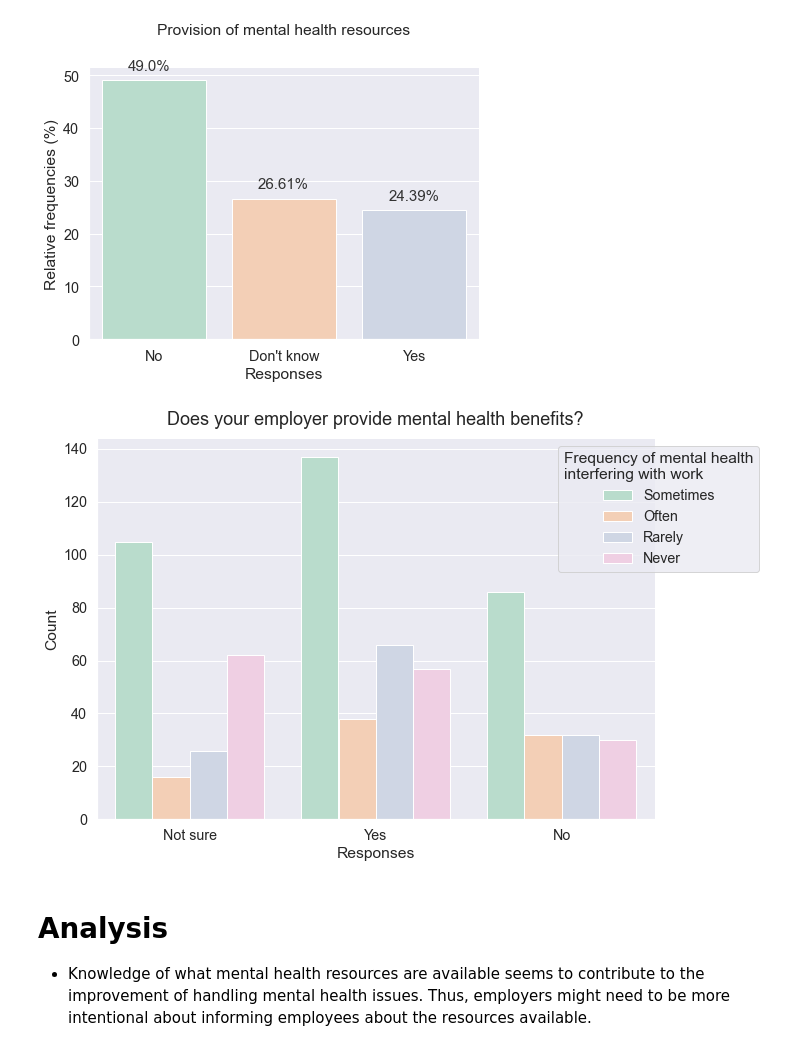
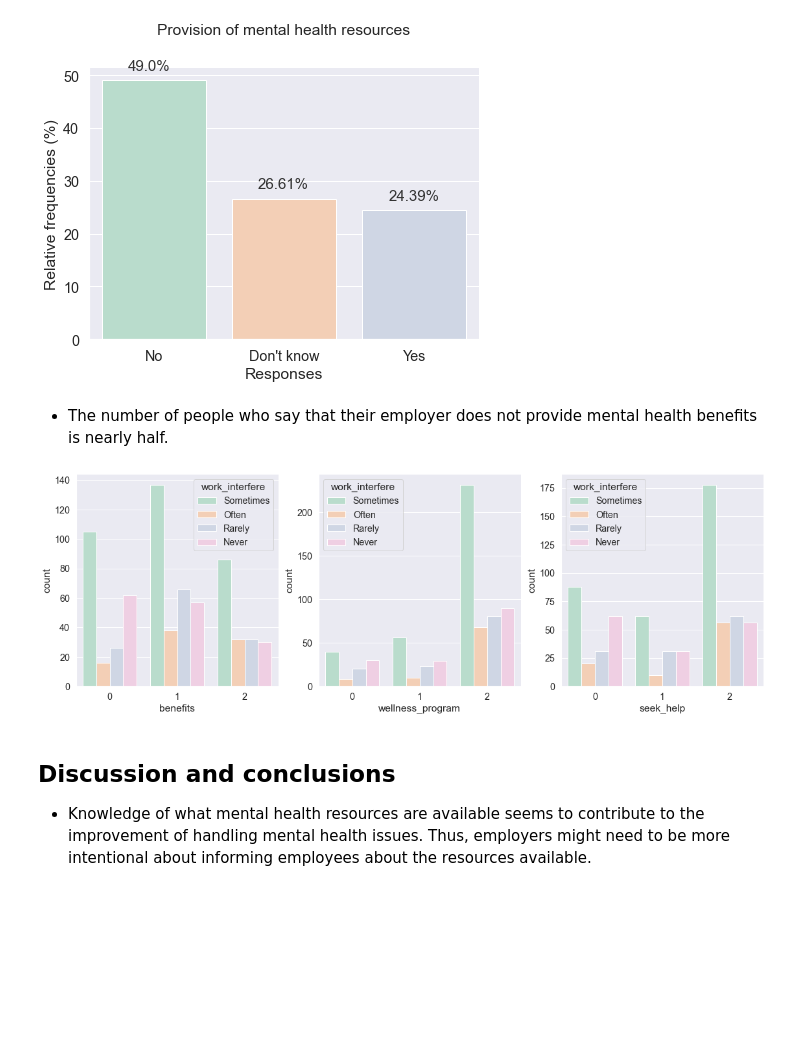
Before and after one commit to cltomiyama/MentalHealthSurvey_analysis, a Jupyter notebook: analysis/gale/analysis_notebook_gc.ipynb, the cells around one changed output. Drawn from its saved outputs; the diff is of its cells as text; code cells hidden in the pictures; blank space fills up the shorter version.

Commit message:
Added graphs to focused analysis

```diff
--- a/analysis/gale/analysis_notebook_gc.ipynb
+++ b/analysis/gale/analysis_notebook_gc.ipynb
@@ -438,21 +438,32 @@ plt.xlabel('Responses')
 # %% [output]
 Text(0.5, 0, 'Responses')
 [figure]
+# %% [markdown]
+- The number of people who say that their employer does not provide mental health benefits is nearly half.
 # %%
 # Reference: https://stackoverflow.com/questions/12402561/how-to-set-font-size-of-matplotlib-axis-legend
 
-fig, ax = plt.subplots(figsize=(10,7))
-g = sns.countplot(data=mh_filtered_condition, x='benefits', hue='work_interfere')
+fig, axes = plt.subplots(1,3, sharex=True, figsize=(19,6))
 
-g.set_xticklabels(sorted_response_labels)
-plt.xlabel('Responses') and plt.ylabel('Count')
+# plot 1: benefits
+ax0 = sns.countplot(ax=axes[0], data=mh_filtered_condition, x='benefits', hue='work_interfere')
 
-plt.title('Does your employer provide mental health benefits?', size=18, y=1.02)
-leg = plt.legend(title='Frequency of mental health\ninterfering with work', bbox_to_anchor=(1.2,1))
-leg._legend_box.align = "center"
+
+# g.set_xticklabels(sorted_response_labels)
+# plt.xlabel('Responses') and plt.ylabel('Count')
+
+# plt.title('Does your employer provide mental health benefits?', size=18, y=1.02)
+# leg = plt.legend(title='Frequency of mental health\ninterfering with work', bbox_to_anchor=(1.2,1))
+# leg._legend_box.align = "center"
+
+# plot 2: wellness program
+ax1 = sns.countplot(ax=axes[1], data=mh_filtered_condition, x='wellness_program', hue='work_interfere')
+
+# plot 3: resources for information and seeking help
+ax2 = sns.countplot(ax=axes[2], data=mh_filtered_condition, x='seek_help', hue='work_interfere')
 # %% [output]
-[figure, old version]
+[figure, new version]
 # %% [markdown]
-# Analysis
+## Discussion and conclusions
 
 - Knowledge of what mental health resources are available seems to contribute to the improvement of handling mental health issues. Thus, employers might need to be more intentional about informing employees about the resources available.
```
